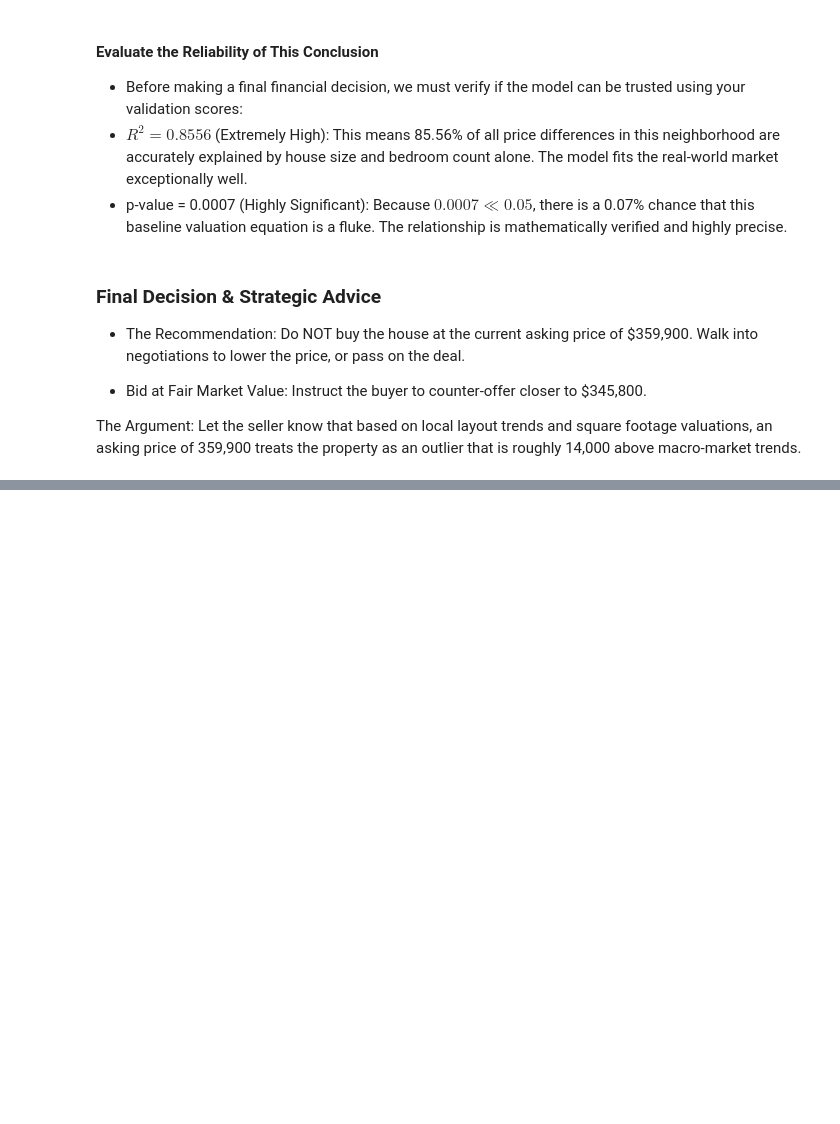
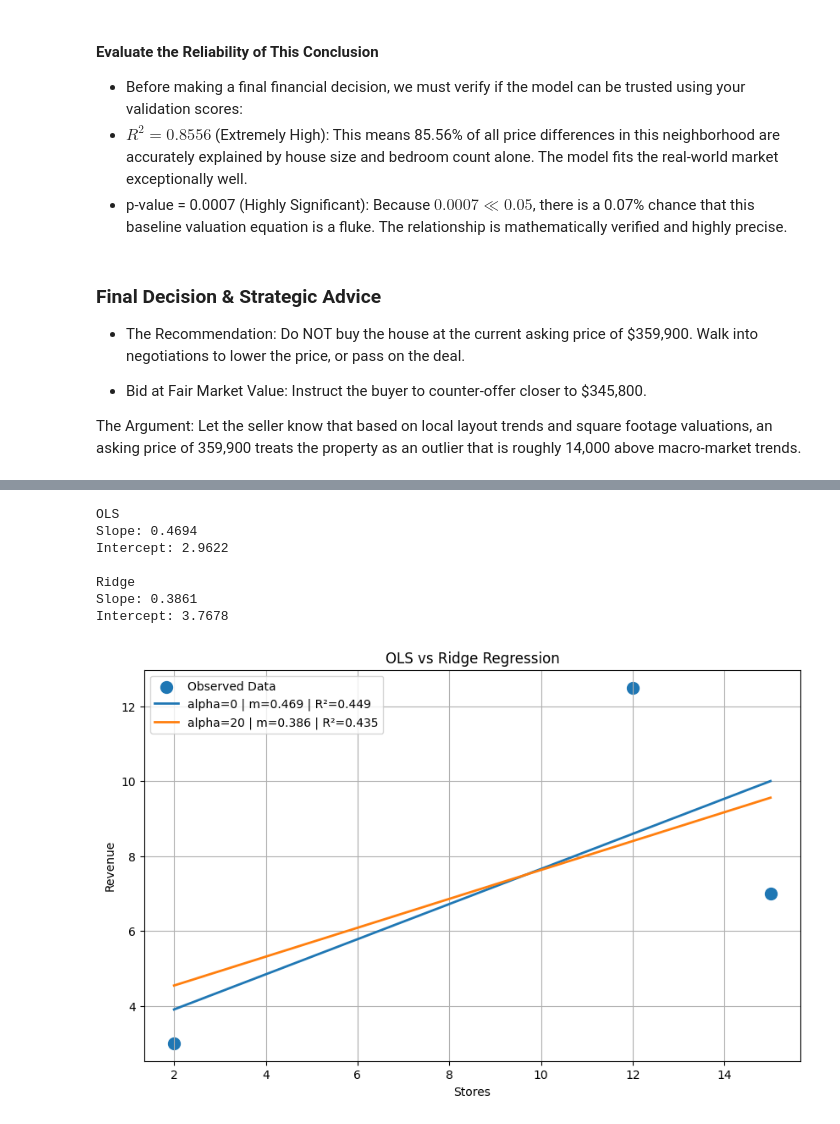
Before and after one commit to diptu/MlSelfStudyPath, a Jupyter notebook: CS299/Essence of Linear Regression.ipynb, the cells around one changed output, grey strips where cells are left out. Cells and saved outputs as stored; diff of their text form; code cells hidden in the pictures; blank space fills up the shorter version.

```diff
--- a/CS299/Essence of Linear Regression.ipynb
+++ b/CS299/Essence of Linear Regression.ipynb
@@ -725,0 +1055,32 @@ The Argument: Let the seller know that based on local layout trends and square f
+# %%
+stores = [2, 12, 15]
+revenue = [3, 12.5, 7]
+
+ols = StatQuestLinearRegression(alpha=0)
+ols.fit(stores, revenue)
+
+ridge = StatQuestLinearRegression(alpha=20)
+ridge.fit(stores, revenue)
+
+print("OLS")
+print(f"Slope: {ols.m:.4f}")
+print(f"Intercept: {ols.b:.4f}")
+
+print("\nRidge")
+print(f"Slope: {ridge.m:.4f}")
+print(f"Intercept: {ridge.b:.4f}")
+
+StatQuestLinearRegression.compare_models(
+    stores,
+    revenue,
+    alpha_values=[0, 20],
+)
+# %% [output]
+OLS
+Slope: 0.4694
+Intercept: 2.9622
+
+Ridge
+Slope: 0.3861
+Intercept: 3.7678
+[figure, added]
```
Also changed, not shown: parts of 4 cells of this notebook, 6 other files.
